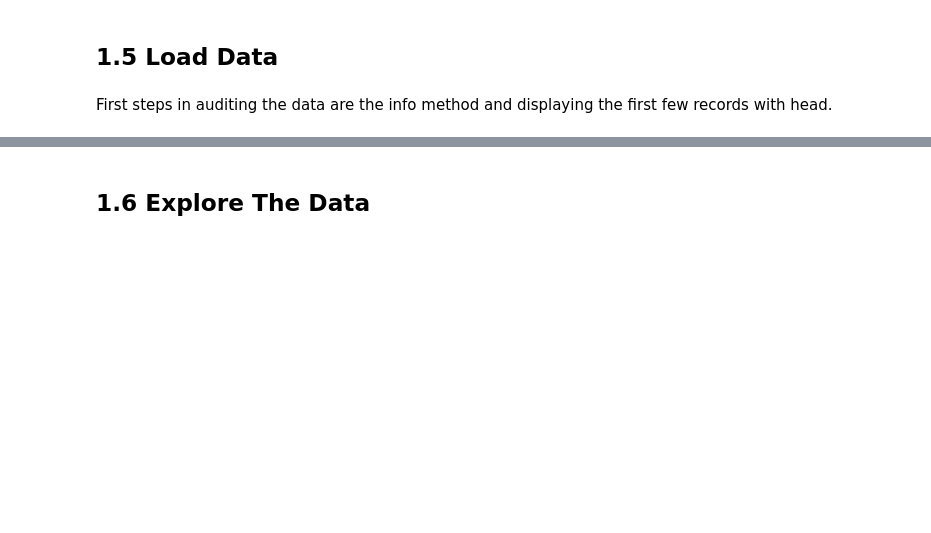
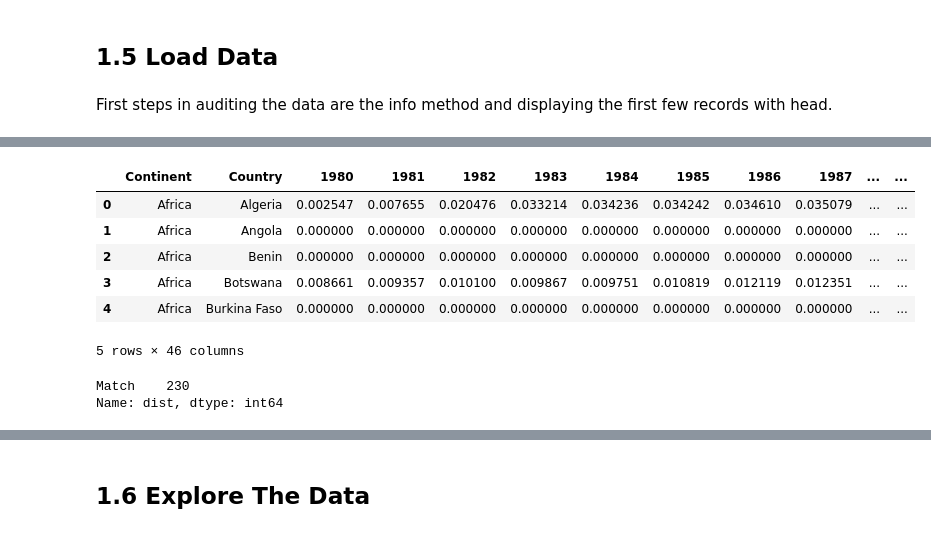
Before and after one commit to loveleenb/Energy-Prediction, a Jupyter notebook: Notebooks/02_data_wrangling.ipynb, the cells around one changed output, grey strips where cells are left out. Cells and saved outputs as stored; diff of their text form; code cells hidden in the pictures; blank space fills up the shorter version.

```diff
--- a/Notebooks/02_data_wrangling.ipynb
+++ b/Notebooks/02_data_wrangling.ipynb
@@ -53,0 +133,8 @@ First steps in auditing the data are the info method and displaying the first fe
+# %%
+# creating a list of year columns and converting it to numeric
+cols = ['1980', '1981', '1982', '1983', '1984', '1985',
+       '1986', '1987', '1988', '1989', '1990', '1991', '1992', '1993', '1994',
+       '1995', '1996', '1997', '1998', '1999', '2000', '2001', '2002', '2003',
+       '2004', '2005', '2006', '2007', '2008', '2009', '2010', '2011', '2012',
+       '2013', '2014', '2015', '2016', '2017', '2018', '2019', '2020', '2021']
+coal_df[cols] = coal_df[cols].apply(pd.to_numeric, errors='coerce')
@@ -53,0 +162,14 @@ First steps in auditing the data are the info method and displaying the first fe
+# %%
+# calulating sum of energy in the years
+coal_df['sum_energy'] = coal_df[cols].sum(axis=1)
+# %%
+# checking sum of energy column added to coal consumption dataset
+coal_df.head()
+# %% [output]
+|  | Continent | Country | 1980 | 1981 | 1982 | 1983 | 1984 | 1985 | 1986 | 1987 | ... | ... |
+| 0 | Africa | Algeria | 0.002547 | 0.007655 | 0.020476 | 0.033214 | 0.034236 | 0.034242 | 0.034610 | 0.035079 | ... | ... |
+| 1 | Africa | Angola | 0.000000 | 0.000000 | 0.000000 | 0.000000 | 0.000000 | 0.000000 | 0.000000 | 0.000000 | ... | ... |
+| 2 | Africa | Benin | 0.000000 | 0.000000 | 0.000000 | 0.000000 | 0.000000 | 0.000000 | 0.000000 | 0.000000 | ... | ... |
+| 3 | Africa | Botswana | 0.008661 | 0.009357 | 0.010100 | 0.009867 | 0.009751 | 0.010819 | 0.012119 | 0.012351 | ... | ... |
+| 4 | Africa | Burkina Faso | 0.000000 | 0.000000 | 0.000000 | 0.000000 | 0.000000 | 0.000000 | 0.000000 | 0.000000 | ... | ... |
+5 rows × 46 columns
@@ -53,0 +191,5 @@ First steps in auditing the data are the info method and displaying the first fe
+# %%
+coal_df['dist'].value_counts()
+# %% [output]
+Match    230
+Name: dist, dtype: int64
```
Also changed, not shown: parts of 66 cells of this notebook, 31 other files.
